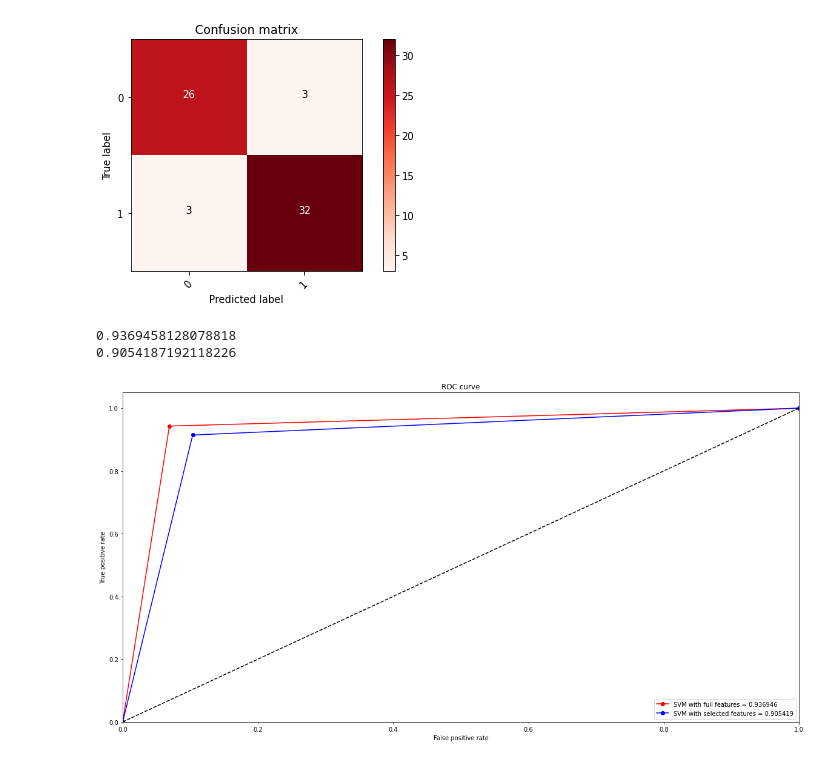
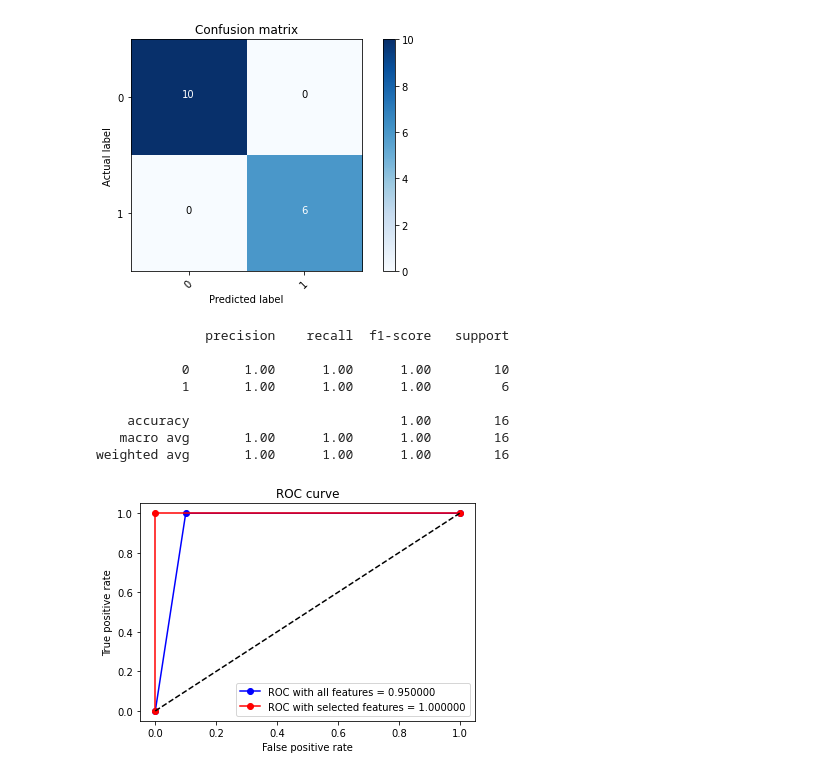
Before and after one commit to maarlf/vasp, a Jupyter notebook: notebooks/svm_classifier.ipynb, the cells around one changed output. Drawn from its saved outputs; the diff is of its cells as text; code cells hidden in the pictures.

```diff
--- a/notebooks/svm_classifier.ipynb
+++ b/notebooks/svm_classifier.ipynb
@@ -115,0 +156,5 @@ print(metrics.accuracy_score(y_min_pred, y_min_test))
+# %%
+clf = SVC(kernel=grid.best_params_['classifier__kernel'],
+          gamma=grid.best_params_['classifier__gamma'],
+          C=grid.best_params_['classifier__C'])
+clf.fit(X_transformed, y_train)
@@ -115,0 +166,5 @@ print(metrics.accuracy_score(y_min_pred, y_min_test))
+# %%
+y_pred = clf.predict(test_transformed)
+print('SVM Accuracy with best params: {}%'.format(accuracy_score(y_pred, y_test) * 100))
+print('Actual test label:    {}'.format(y_test))
+print('Predicted test label: {}'.format(y_pred))
@@ -115,0 +181,5 @@ print(metrics.accuracy_score(y_min_pred, y_min_test))
+# %%
+clf2 = SVC(kernel=grid2.best_params_['classifier__kernel'],
+          gamma=grid2.best_params_['classifier__gamma'],
+          C=grid2.best_params_['classifier__C'])
+clf2.fit(selected_transformed, y_train)
@@ -115,0 +191,5 @@ print(metrics.accuracy_score(y_min_pred, y_min_test))
+# %%
+y_pred2 = clf2.predict(test_transformed2)
+print('SVM Accuracy with best params: {}%'.format(accuracy_score(y_pred2, y_test) * 100))
+print('Actual test label:    {}'.format(y_test))
+print('Predicted test label: {}'.format(y_pred2))
@@ -171,31 +246,36 @@ weighted avg       0.91      0.91      0.91        64
 # %%
-cm_min = confusion_matrix(y_min_test, y_min_pred)
-plot_confusion_matrix(cm_min, [0, 1])
+cm2 = confusion_matrix(y_test, y_pred2)
+plot_confusion_matrix(cm2, [0, 1])
 # %% [output]
-[figure, old version]
+[figure, new version]
+# %%
+print(classification_report(y_test, y_pred2))
+# %% [output]
+              precision    recall  f1-score   support
+
+           0       1.00      1.00      1.00        10
+           1       1.00      1.00      1.00         6
+
+    accuracy                           1.00        16
+   macro avg       1.00      1.00      1.00        16
+weighted avg       1.00      1.00      1.00        16
 # %%
+# All features
 fpr, tpr, thresholds = roc_curve(y_test, y_pred)
 roc_auc = auc(fpr, tpr)
 
-print(roc_auc)
+# Selected features
+fpr2, tpr2, thresholds2 = roc_curve(y_test, y_pred2)
+roc_auc2 = auc(fpr2, tpr2)
 
-fpr_min, tpr_min, _ = roc_curve(y_min_test, y_min_pred)
-roc_auc_min = auc(fpr_min, tpr_min)
-
-print(roc_auc_min)
-
-plt.figure(figsize=(20, 10))
-plt.plot(fpr, tpr, 'ro-', label='SVM with full features = %f' %roc_auc)
-plt.plot(fpr_min, tpr_min, 'bo-', label='SVM with selected features = %f' %roc_auc_min)
+plt.figure()
+plt.plot(fpr, tpr, 'bo-', label='ROC with all features = %f' %roc_auc)
+plt.plot(fpr2, tpr2, 'ro-', label='ROC with selected features = %f' %roc_auc2)
 plt.plot([0,1], [0,1], 'k--')
-plt.xlim([0.0, 1.0])
-plt.ylim([0.0, 1.05])
 plt.xlabel('False positive rate')
 plt.ylabel('True positive rate')
 plt.title('ROC curve')
 plt.legend(loc='lower right')
 plt.show()
 # %% [output]
-0.9369458128078818
-0.9054187192118226
-[figure, old version]
+[figure, new version]
```
Also changed, not shown: parts of 36 cells of this notebook, 1 other file.
